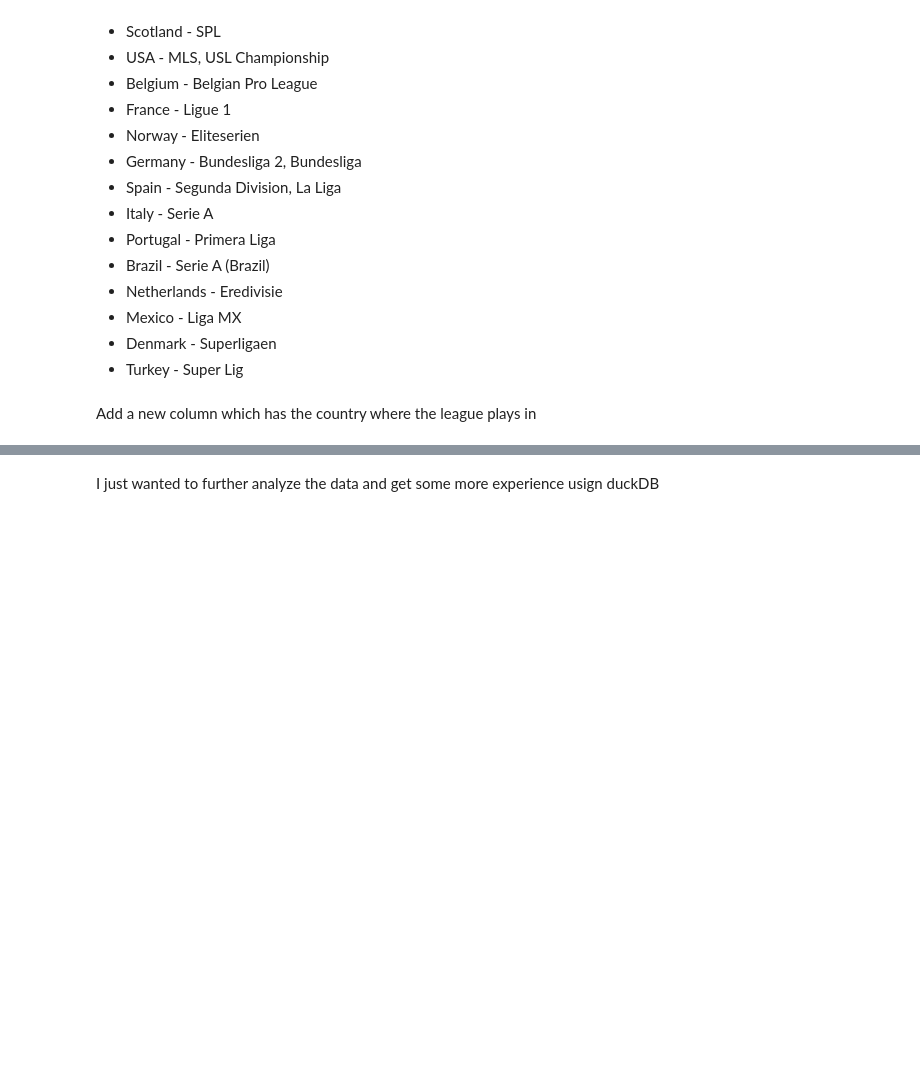
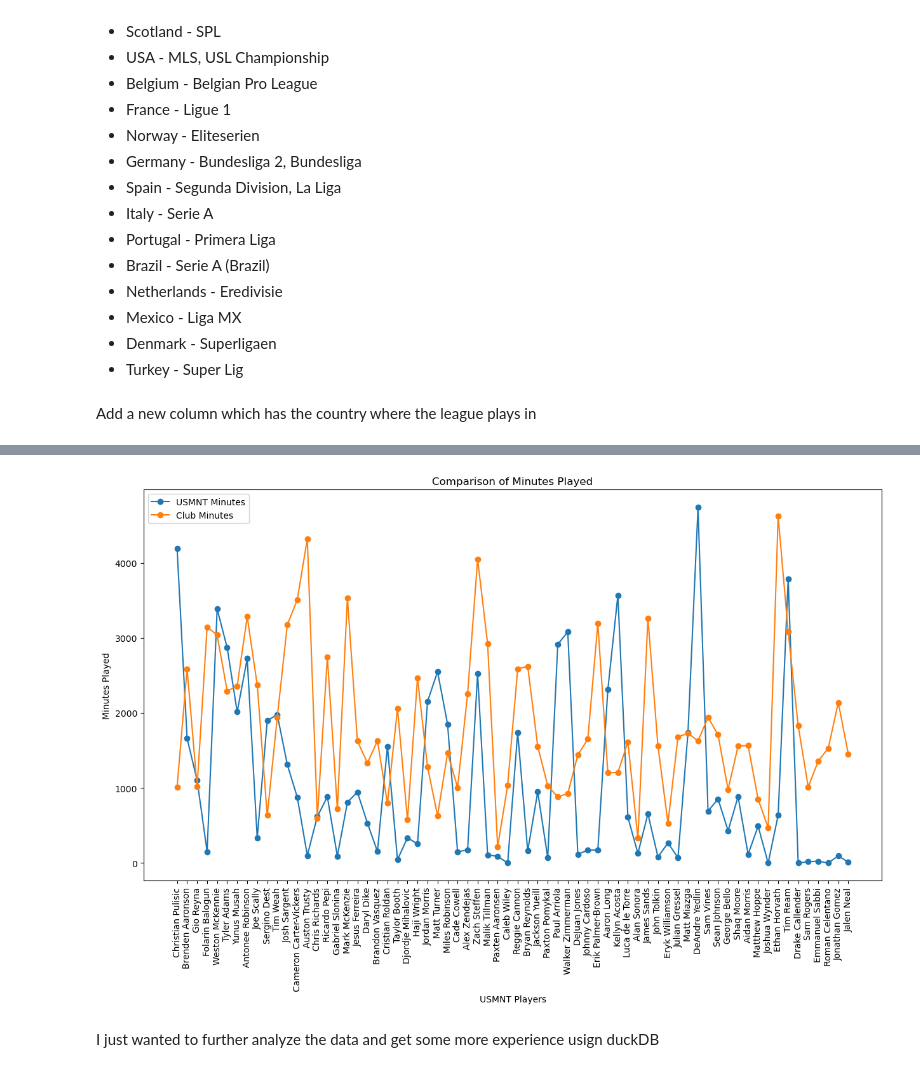
Before and after one commit to Domgraz/USMNT_EDA, a Jupyter notebook: usmnt_analysis.ipynb, the cells around one changed output, grey strips where cells are left out. Cells and saved outputs as stored; diff of their text form; code cells hidden in the pictures; blank space fills up the shorter version.

```diff
--- a/usmnt_analysis.ipynb
+++ b/usmnt_analysis.ipynb
@@ -224,3 +202,17 @@ d =kmeans.labels_
+# %%
+plt.figure(figsize = (15,8))
+plt.plot(df['Player'],df['US_Total_Minutes'], marker = 'o')
+plt.xticks(rotation = 90)
+
+plt.plot(df['Player'], df['Total_Minutes'],marker = 'o')
+plt.gca().ticklabel_format(axis = 'y', style = 'plain')
+plt.xlabel('USMNT Players')
+plt.ylabel('Minutes Played')
+plt.legend(['USMNT Minutes', 'Club Minutes'])
+plt.title('Comparison of Minutes Played')
+plt.show()
+# %% [output]
+[figure, added]
 # %% [markdown]
 I just wanted to further analyze the data and get some more experience usign duckDB
 # %%
```
Also changed, not shown: parts of 21 cells of this notebook, 1 other file.
